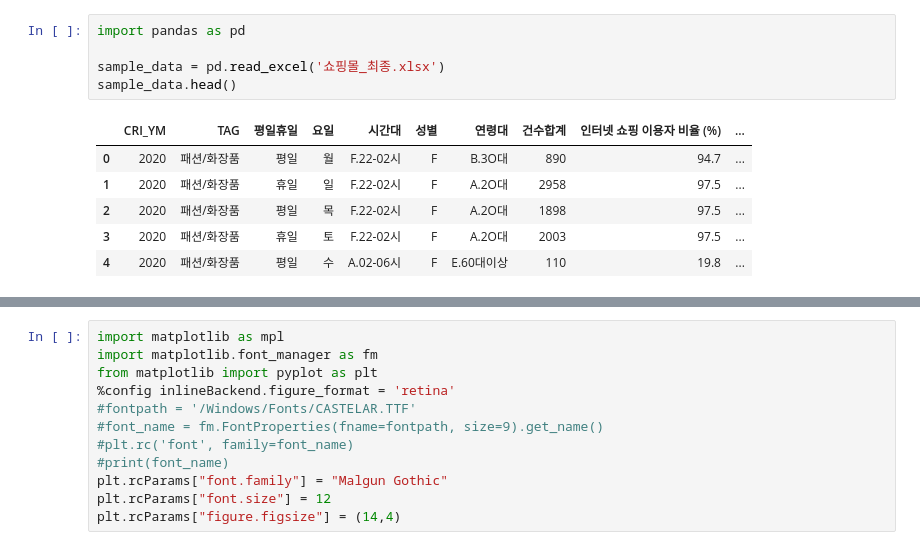
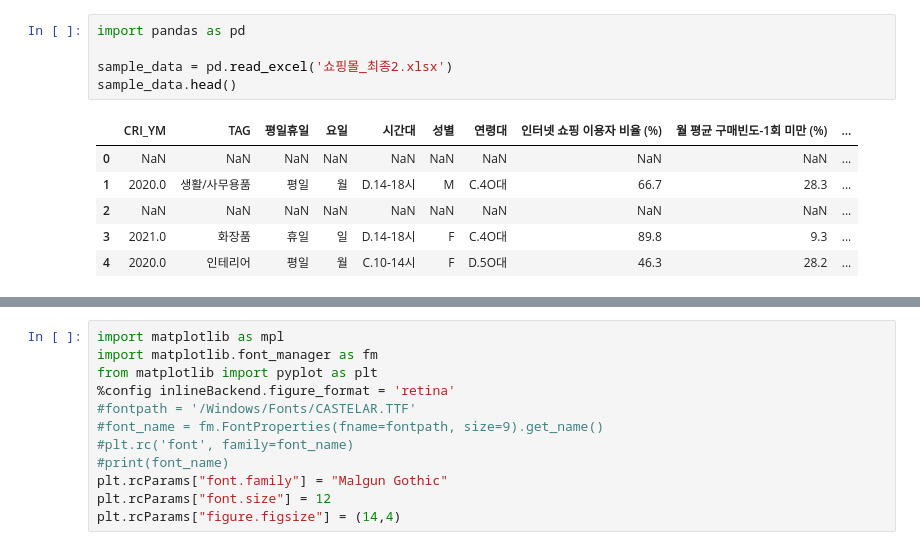
Before and after one commit to Shin-Sangseok/ShoppingMallAdd, a Jupyter notebook: Shop.ipynb, the cells around one changed output, grey strips where cells are left out. Drawn from its saved outputs; the diff is of its cells as text.

```diff
--- a/Shop.ipynb
+++ b/Shop.ipynb
@@ -1,12 +1,12 @@
 # %%
 import pandas as pd
 
-sample_data = pd.read_excel('쇼핑몰_최종.xlsx')
+sample_data = pd.read_excel('쇼핑몰_최종2.xlsx')
 sample_data.head()
 # %% [output]
-|  | CRI_YM | TAG | 평일휴일 | 요일 | 시간대 | 성별 | 연령대 | 건수합계 | 인터넷 쇼핑 이용자 비율 (%) | ... |
-| 0 | 2020 | 패션/화장품 | 평일 | 월 | F.22-02시 | F | B.3O대 | 890 | 94.7 | ... |
-| 1 | 2020 | 패션/화장품 | 휴일 | 일 | F.22-02시 | F | A.2O대 | 2958 | 97.5 | ... |
-| 2 | 2020 | 패션/화장품 | 평일 | 목 | F.22-02시 | F | A.2O대 | 1898 | 97.5 | ... |
-| 3 | 2020 | 패션/화장품 | 휴일 | 토 | F.22-02시 | F | A.2O대 | 2003 | 97.5 | ... |
-| 4 | 2020 | 패션/화장품 | 평일 | 수 | A.02-06시 | F | E.60대이상 | 110 | 19.8 | ... |
+|  | CRI_YM | TAG | 평일휴일 | 요일 | 시간대 | 성별 | 연령대 | 인터넷 쇼핑 이용자 비율 (%) | 월 평균 구매빈도-1회 미만 (%) | ... |
+| 0 | NaN | NaN | NaN | NaN | NaN | NaN | NaN | NaN | NaN | ... |
+| 1 | 2020.0 | 생활/사무용품 | 평일 | 월 | D.14-18시 | M | C.4O대 | 66.7 | 28.3 | ... |
+| 2 | NaN | NaN | NaN | NaN | NaN | NaN | NaN | NaN | NaN | ... |
+| 3 | 2021.0 | 화장품 | 휴일 | 일 | D.14-18시 | F | C.4O대 | 89.8 | 9.3 | ... |
+| 4 | 2020.0 | 인테리어 | 평일 | 월 | C.10-14시 | F | D.5O대 | 46.3 | 28.2 | ... |
```
Also changed, not shown: parts of 28 cells of this notebook.
